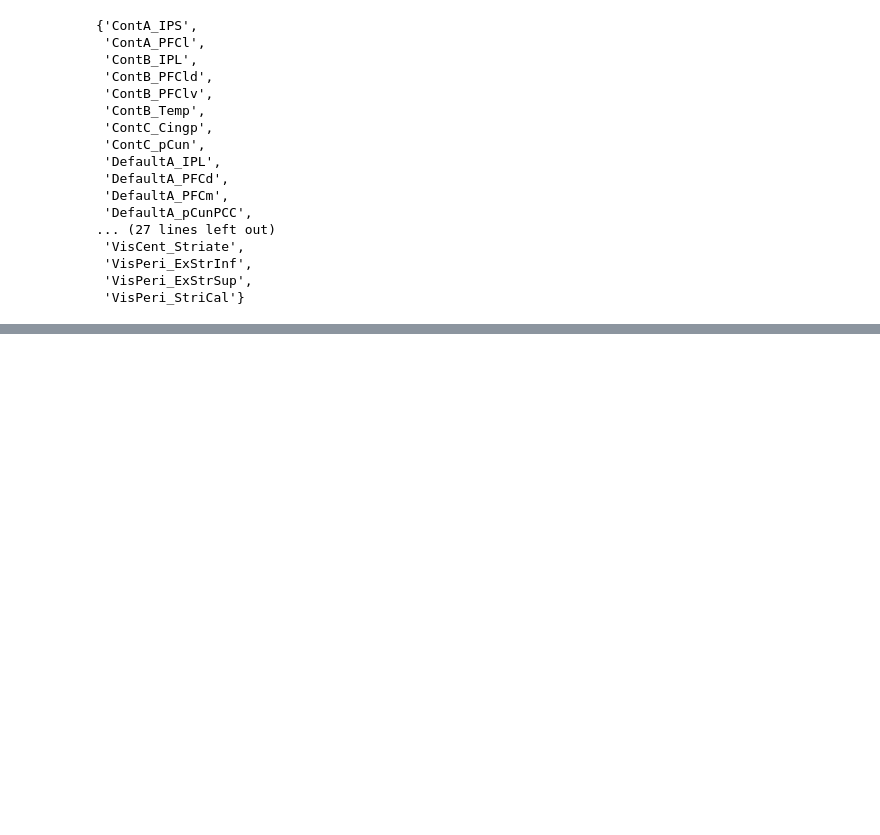
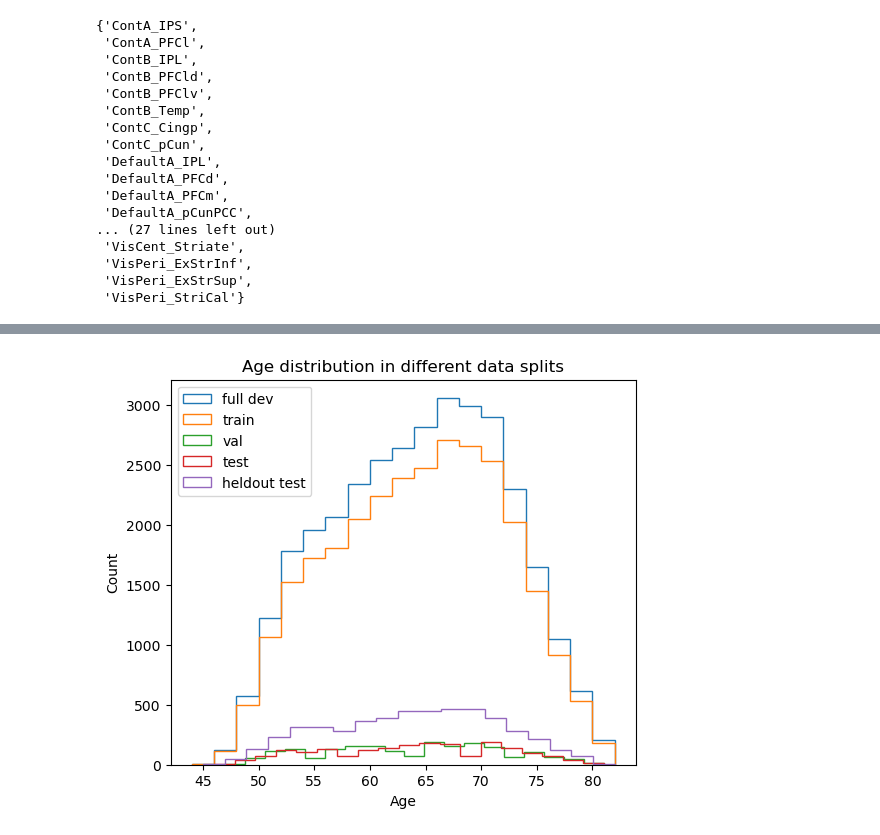
Before and after one commit to laura-riedel/brain_age_1D-CNN, a Jupyter notebook: src/data_specifics.ipynb, the cells around one changed output, grey strips where cells are left out. Saved outputs shown, nothing was run; the diff lists cells and outputs as text; code cells hidden in the pictures; blank space fills up the shorter version.

```diff
--- a/src/data_specifics.ipynb
+++ b/src/data_specifics.ipynb
@@ -338,0 +389,16 @@ set(labels_17n100p).intersection(set(labels_17n1000p))
+# %%
+bins = 19
+fig, axes = plt.subplots(1,figsize=(6, 5))
+plt.hist(data_df['age'], bins=bins, histtype='step', label='full dev')
+axes.hist(train_df['age'], bins=bins, histtype='step', label='train')
+axes.hist(val_df['age'], bins=bins, histtype='step', label='val')
+axes.hist(test_df['age'], bins=bins, histtype='step', label='test')
+axes.hist(heldout_test_df['age'], bins=bins, histtype='step', label='heldout test')
+axes.set(title='Age distribution in different data splits',
+         xlabel='Age',
+         ylabel='Count')
+axes.legend(loc='upper left')
+# fig.savefig(fig_path+'age_distribution.pdf')
+fig.show()
+# %% [output]
+[figure, added]
```
Also changed, not shown: parts of 6 cells of this notebook.
